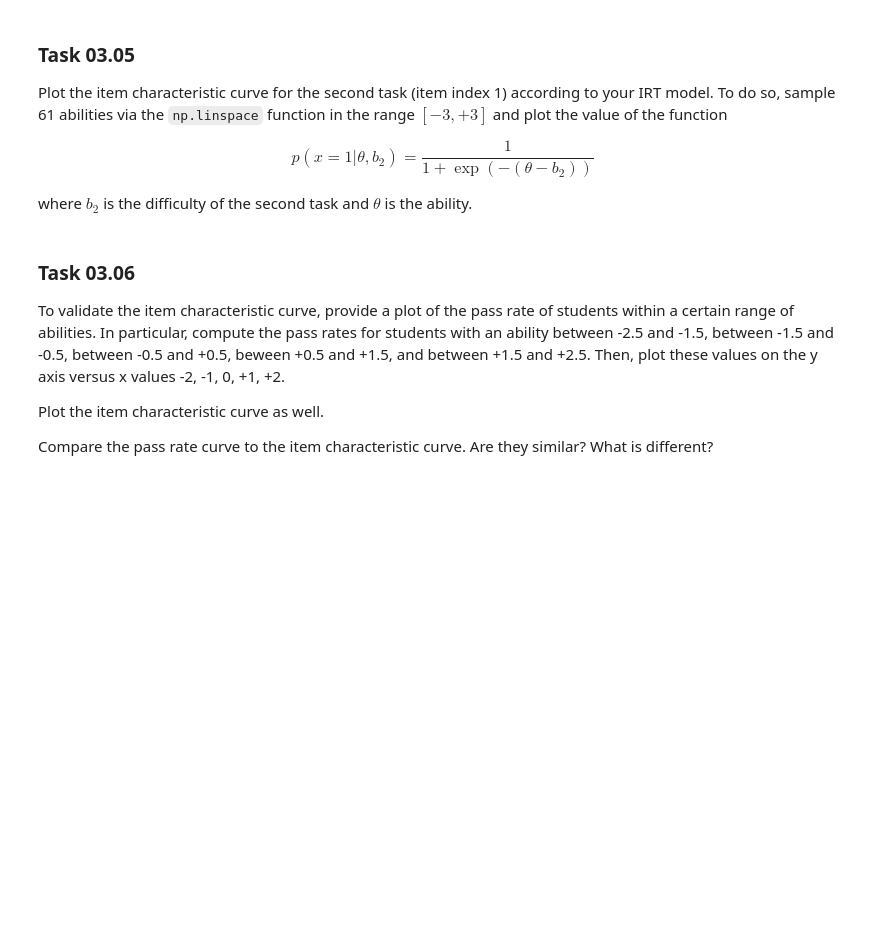
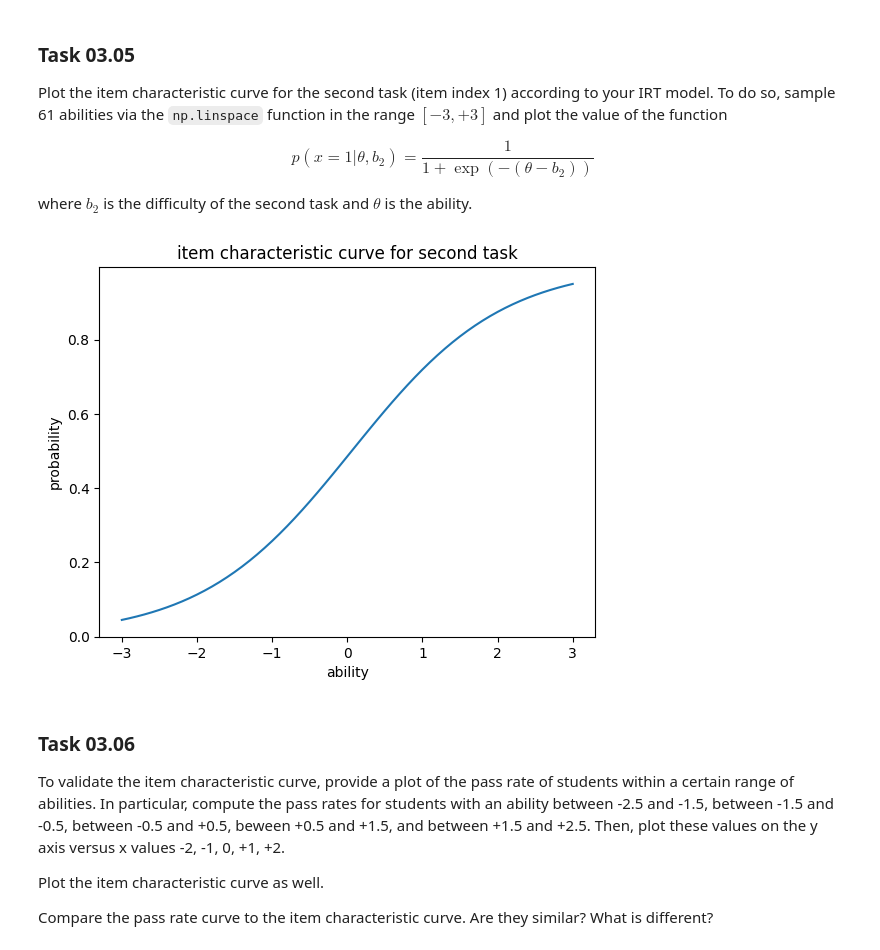
Before and after one commit to bhunecke/data-mining, a Jupyter notebook: sheet03/sheet03.ipynb, the cells around one changed output. Drawn from its saved outputs; the diff is of its cells as text; code cells hidden in the pictures; blank space fills up the shorter version.

Commit message:
task 5 added

```diff
--- a/sheet03/sheet03.ipynb
+++ b/sheet03/sheet03.ipynb
@@ -138,6 +138,23 @@ p(x = 1|\theta, b_2) = \frac{1}{1 + \exp(-(\theta - b_2))}
 \end{equation*}
 
 where $b_2$ is the difficulty of the second task and $\theta$ is the ability.
+# %%
+abilities = np.linspace(-3,3, num=61)
+
+def func(difficulty, ability):
+    return 1 / (1 + np.e**(-(ability - difficulty)))
+
+arr = []
+for i in abilities:
+    arr.append(func(difficulties[1], i))
+
+plt.plot(abilities, arr)
+plt.xlabel("ability")
+plt.ylabel("probability")
+plt.title("item characteristic curve for second task")
+plt.show()
+# %% [output]
+[figure, added]
 # %% [markdown]
 ### Task 03.06
 
```
Also changed, not shown: parts of 1 cell of this notebook.
